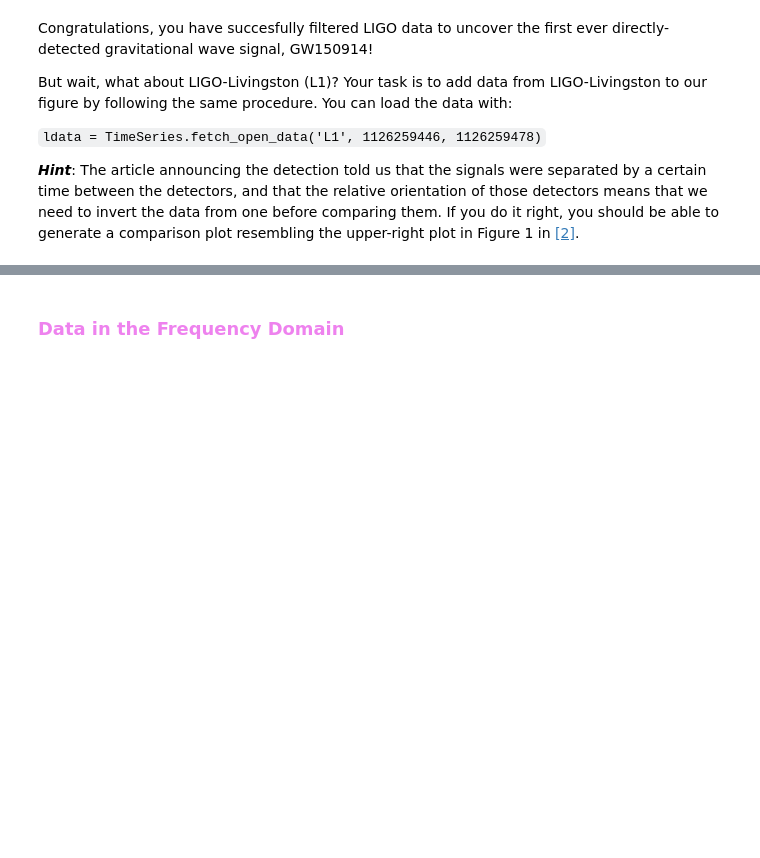
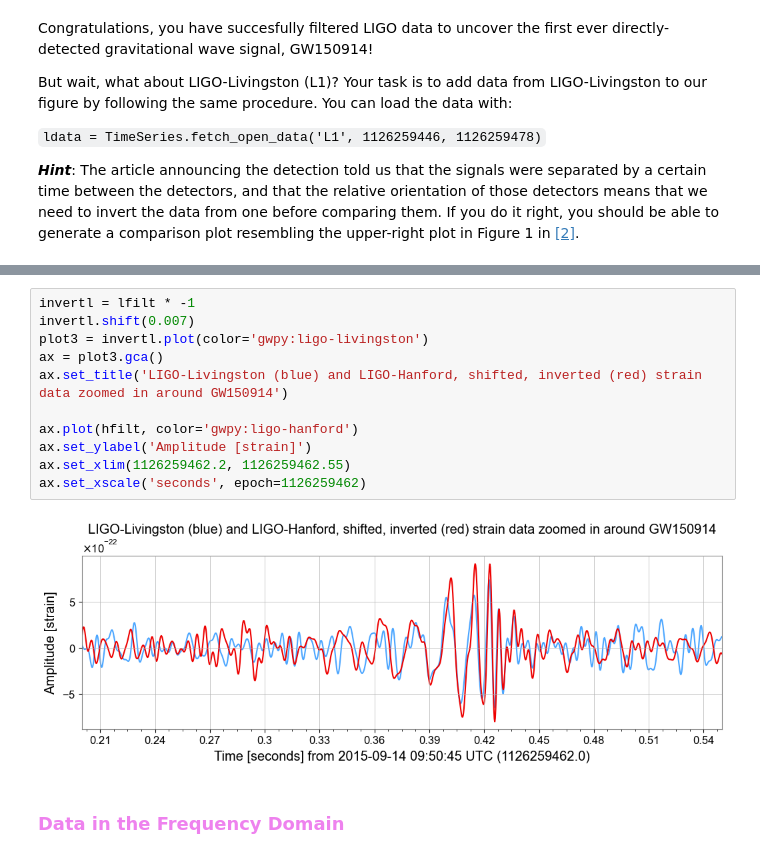
Before and after one commit to Goldartfrog/ComputationalPhysics, a Jupyter notebook: MLPhys/Project_02_GravitationalWaves.ipynb, the cells around one changed output, grey strips where cells are left out. Cells and saved outputs as stored; diff of their text form; blank space fills up the shorter version.

```diff
--- a/MLPhys/Project_02_GravitationalWaves.ipynb
+++ b/MLPhys/Project_02_GravitationalWaves.ipynb
@@ -120,3 +179,16 @@ ___Hint___: The article announcing the detection told us that the signals were s
+# %%
+invertl = lfilt * -1
+invertl.shift(0.007)
+plot3 = invertl.plot(color='gwpy:ligo-livingston')
+ax = plot3.gca()
+ax.set_title('LIGO-Livingston (blue) and LIGO-Hanford, shifted, inverted (red) strain data zoomed in around GW150914')
+
+ax.plot(hfilt, color='gwpy:ligo-hanford')
+ax.set_ylabel('Amplitude [strain]')
+ax.set_xlim(1126259462.2, 1126259462.55)
+ax.set_xscale('seconds', epoch=1126259462)
+# %% [output]
+[figure, added]
 # %% [markdown]
 ### <span style="color:Violet">Data in the Frequency Domain</span>
 # %% [markdown]
```
Also changed, not shown: parts of 28 cells of this notebook, 9 other files.
